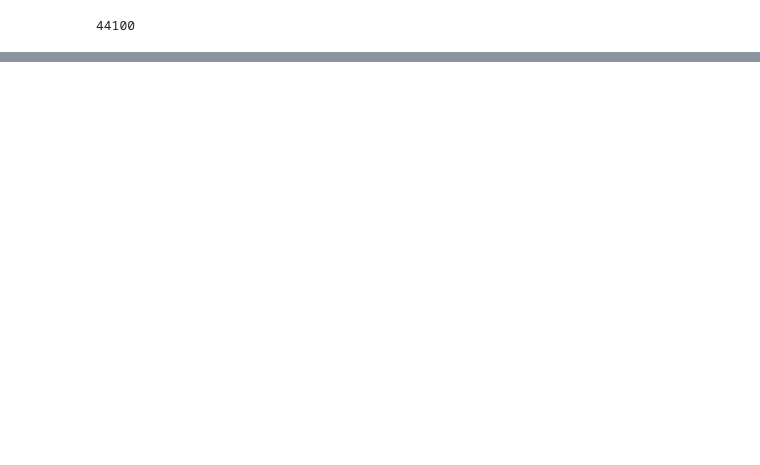
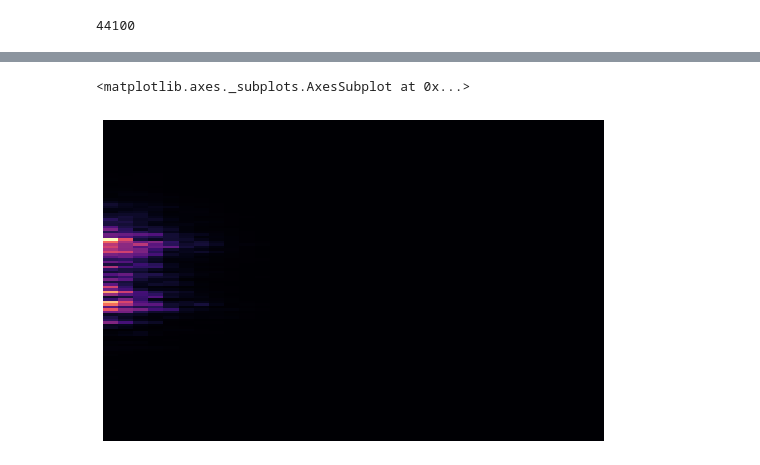
Before and after one commit to gitMantas/instrumentdetection, a Jupyter notebook: Scratch.ipynb, the cells around one changed output, grey strips where cells are left out. Cells and saved outputs as stored; diff of their text form; code cells hidden in the pictures; blank space fills up the shorter version.

```diff
--- a/Scratch.ipynb
+++ b/Scratch.ipynb
@@ -33,4 +29,8 @@ array([3.0517578e-05, 9.1552734e-05, 3.0517578e-05, ..., 9.1552734e-05,
+# %%
+x = librosa.load("SamplesOfSamples/Bass Guitar Note F.aif", sr=None)
 # %%
 sr
 # %% [output]
 44100
+# %%
+hihat808, sr = librosa.load("SamplesOfSamples/Hihat 808 Close.wav", sr=None)
@@ -36,0 +45,5 @@ sr
+# %%
+import matplotlib.pyplot as plt
+#plt.style.use('fivethirtyeight')
+plt.style.use('seaborn-dark')
+librosa.display.waveplot(hihat808, sr=sr);
@@ -36,0 +63,6 @@ sr
+# %%
+mel = librosa.feature.melspectrogram(y=hihat808)
+librosa.display.specshow(mel)
+# %% [output]
+<matplotlib.axes._subplots.AxesSubplot at 0x...>
+[figure, added]
```
Also changed, not shown: parts of 9 cells of this notebook, 1 other file.
